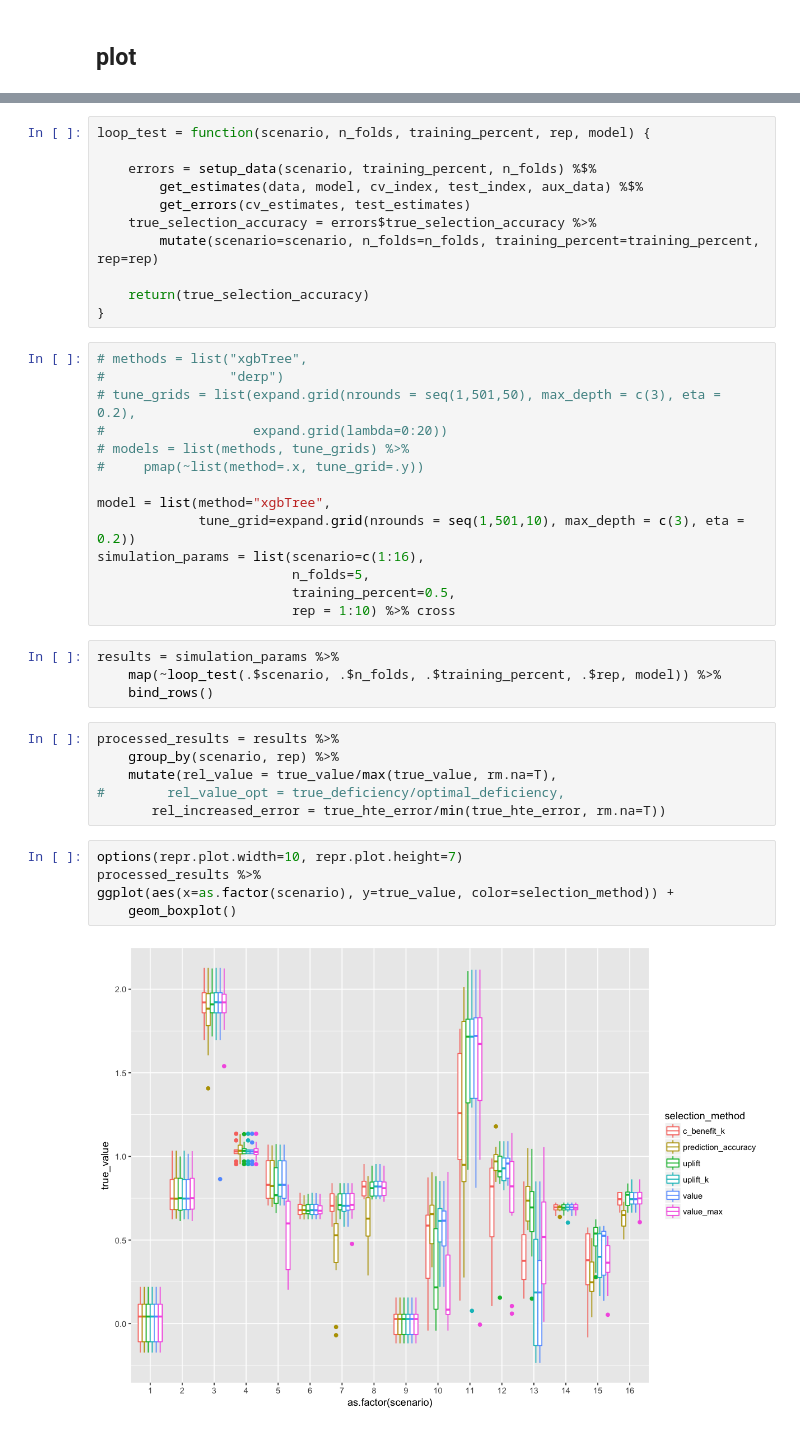
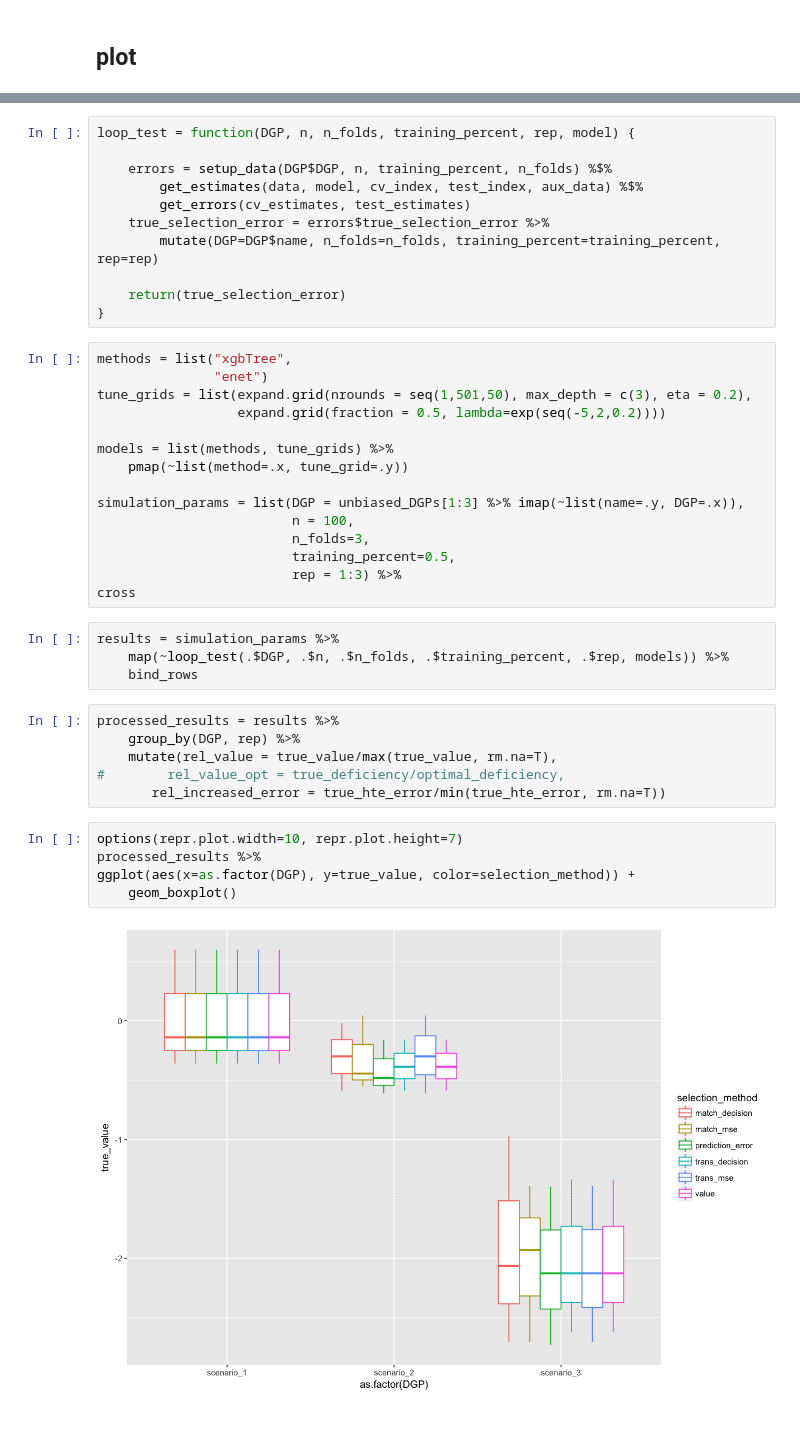
Before and after one commit to som-shahlab/ITE-model-selection, a Jupyter notebook: hte-cv-decision.ipynb, the cells around one changed output, grey strips where cells are left out. Saved outputs shown, nothing was run; the diff lists cells and outputs as text.

Commit message:
enabled multiple model types
Selection across multiple model types at once (e.g. GBM and elastic
net) now possible. Changed some naming and sign conventions.

```diff
--- a/hte-cv-decision.ipynb
+++ b/hte-cv-decision.ipynb
@@ -75,45 +85,46 @@ error_stuff$true_selection_accuracy %>% arrange(-true_hte_error) %>% data.frame
 # %%
-loop_test = function(scenario, n_folds, training_percent, rep, model) {
+loop_test = function(DGP, n, n_folds, training_percent, rep, model) {
 
-    errors = setup_data(scenario, training_percent, n_folds) %$%
+    errors = setup_data(DGP$DGP, n, training_percent, n_folds) %$%
         get_estimates(data, model, cv_index, test_index, aux_data) %$%
         get_errors(cv_estimates, test_estimates)
-    true_selection_accuracy = errors$true_selection_accuracy %>%
-        mutate(scenario=scenario, n_folds=n_folds, training_percent=training_percent, rep=rep)
+    true_selection_error = errors$true_selection_error %>%
+        mutate(DGP=DGP$name, n_folds=n_folds, training_percent=training_percent, rep=rep)
 
-    return(true_selection_accuracy)
+    return(true_selection_error)
 }
 # %%
-# methods = list("xgbTree",
-#                "derp")
-# tune_grids = list(expand.grid(nrounds = seq(1,501,50), max_depth = c(3), eta = 0.2),
-#                   expand.grid(lambda=0:20))
-# models = list(methods, tune_grids) %>%
-#     pmap(~list(method=.x, tune_grid=.y))
+methods = list("xgbTree",
+               "enet")
+tune_grids = list(expand.grid(nrounds = seq(1,501,50), max_depth = c(3), eta = 0.2),
+                  expand.grid(fraction = 0.5, lambda=exp(seq(-5,2,0.2))))
 
-model = list(method="xgbTree",
-             tune_grid=expand.grid(nrounds = seq(1,501,10), max_depth = c(3), eta = 0.2))
-simulation_params = list(scenario=c(1:16),
-                         n_folds=5,
+models = list(methods, tune_grids) %>%
+    pmap(~list(method=.x, tune_grid=.y))
+
+simulation_params = list(DGP = unbiased_DGPs[1:3] %>% imap(~list(name=.y, DGP=.x)),
+                         n = 100,
+                         n_folds=3,
                          training_percent=0.5,
-                         rep = 1:10) %>% cross
+                         rep = 1:3) %>%
+cross
 # %%
 results = simulation_params %>%
-    map(~loop_test(.$scenario, .$n_folds, .$training_percent, .$rep, model)) %>%
-    bind_rows()
+    map(~loop_test(.$DGP, .$n, .$n_folds, .$training_percent, .$rep, models)) %>%
+    bind_rows
 # %%
 processed_results = results %>%
-    group_by(scenario, rep) %>%
+    group_by(DGP, rep) %>%
     mutate(rel_value = true_value/max(true_value, rm.na=T),
 #        rel_value_opt = true_deficiency/optimal_deficiency,
        rel_increased_error = true_hte_error/min(true_hte_error, rm.na=T))
 # %%
 options(repr.plot.width=10, repr.plot.height=7)
 processed_results %>%
-ggplot(aes(x=as.factor(scenario), y=true_value, color=selection_method)) +
+ggplot(aes(x=as.factor(DGP), y=true_value, color=selection_method)) +
     geom_boxplot()
 # %% [output]
-[figure, old version]
+[figure, new version]
 # %%
 options(repr.plot.width=10, repr.plot.height=7)
 results %>%
```
Also changed, not shown: parts of 5 cells of this notebook, 1 other file.
